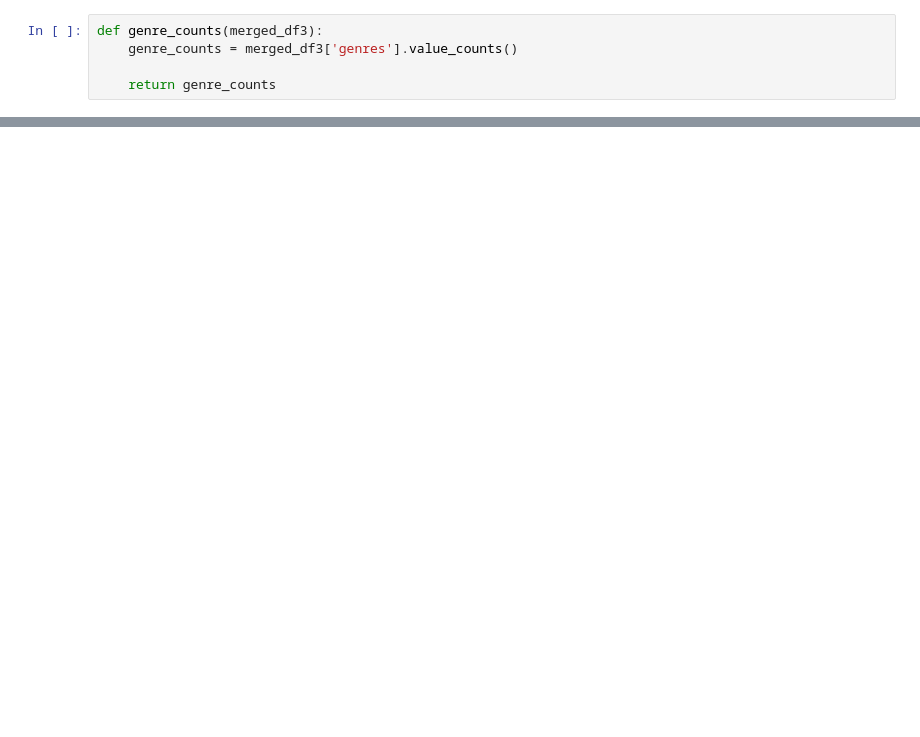
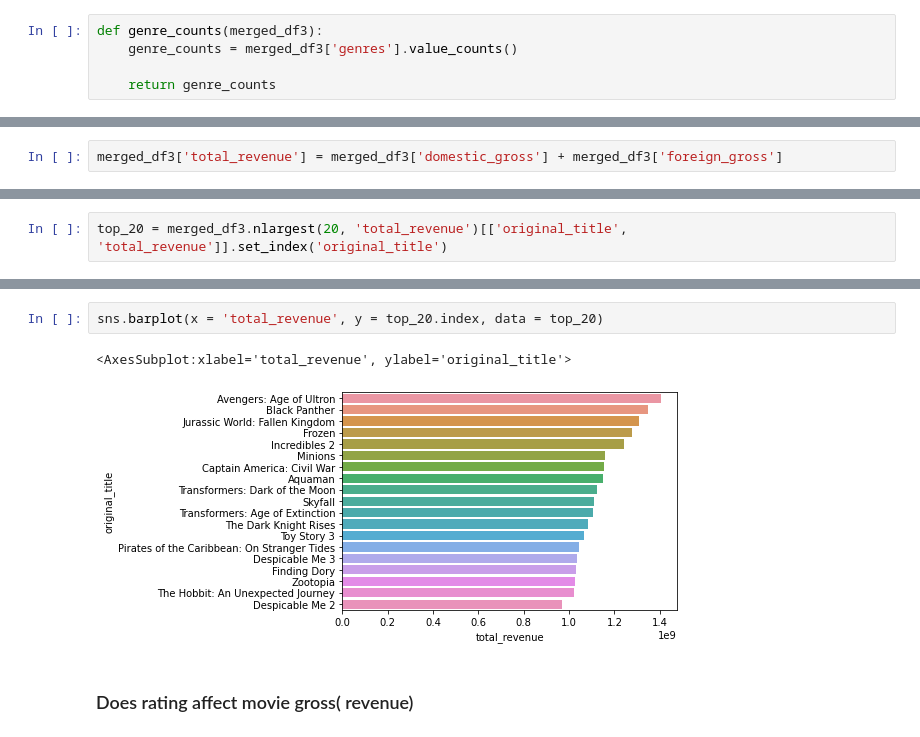
Before and after one commit to Rgmoogachiri/dsc-phase-1-project, a Jupyter notebook: student.ipynb, the cells around one changed output, grey strips where cells are left out. Drawn from its saved outputs; the diff is of its cells as text; blank space fills up the shorter version.

```diff
--- a/student.ipynb
+++ b/student.ipynb
@@ -858,0 +928,2 @@ plot_highest_genres(merged_df3)
+# %%
+merged_df3['total_revenue'] = merged_df3['domestic_gross'] + merged_df3['foreign_gross']
@@ -858,0 +932,2 @@ plot_highest_genres(merged_df3)
+# %%
+top_20 = merged_df3.nlargest(20, 'total_revenue')[['original_title', 'total_revenue']].set_index('original_title')
@@ -858,0 +955,7 @@ plot_highest_genres(merged_df3)
+# %%
+sns.barplot(x = 'total_revenue', y = top_20.index, data = top_20)
+# %% [output]
+<AxesSubplot:xlabel='total_revenue', ylabel='original_title'>
+[figure, added]
+# %% [markdown]
+### Does rating affect movie gross( revenue)
```
Also changed, not shown: parts of 21 cells of this notebook.
